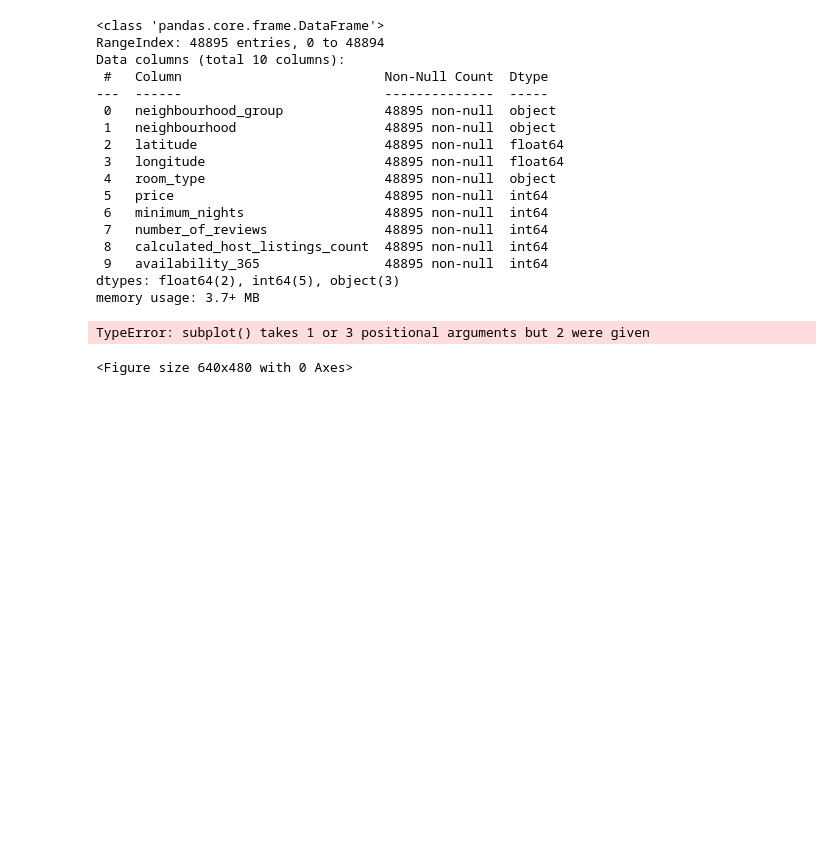
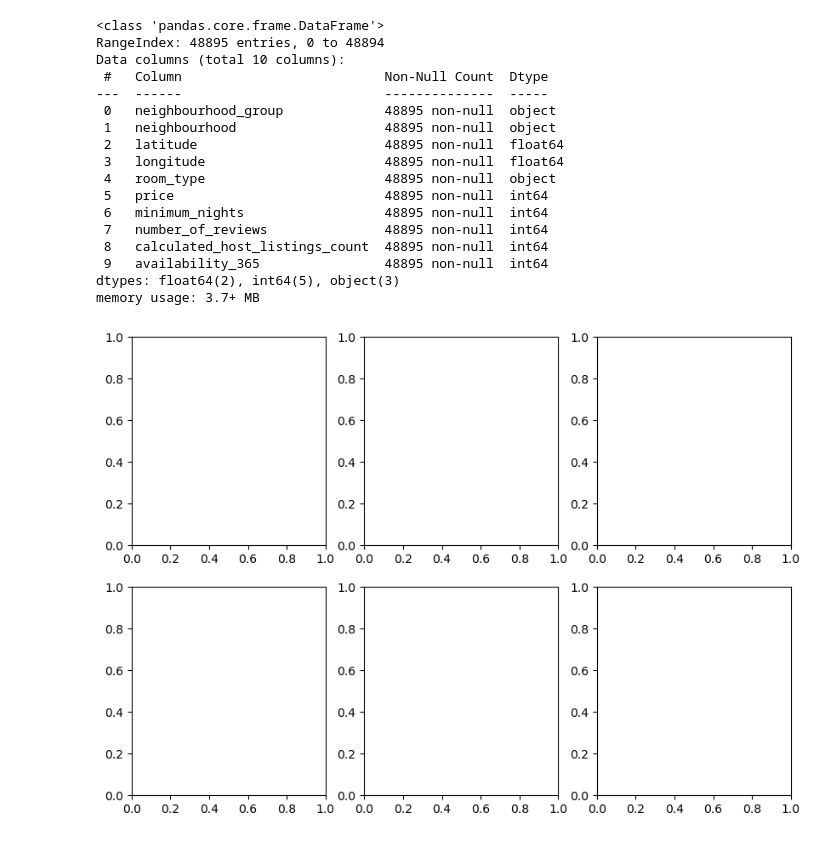
Before and after one commit to Valenfrc/EDA-machine-learning-python-template-main, a Jupyter notebook: src/explore.ipynb, the cells around one changed output. Drawn from its saved outputs; the diff is of its cells as text; code cells hidden in the pictures; blank space fills up the shorter version.

```diff
--- a/src/explore.ipynb
+++ b/src/explore.ipynb
@@ -85,11 +69,15 @@ Data columns (total 10 columns):
  9   availability_365                48895 non-null  int64
 dtypes: float64(2), int64(5), object(3)
 memory usage: 3.7+ MB
-# %%
-import matplotlib.pyplot as plt
-import seaborn as sns
-
-fig, axis =plt.subplot(2,3, figzsize=(10,7))
-# %% [output]
-TypeError: subplot() takes 1 or 3 positional arguments but 2 were given
-<Figure size 640x480 with 0 Axes>
+# %%
+import matplotlib.pyplot as plt
+import seaborn as sns
+fig, axis = plt.subplots(2, 3, figsize = (10, 7))
+
+sns.histplot(ax = axis[0, 0], data = df, x = "neighbourhood_group")
+sns.hisplot(ax=axis[0,1],data= df, x = "neighbourhood" ).set(ylabel = None)
+sns.hisplot(ax=axis[0,2],data=df,x="latitude").set(ylabel=None)
+sns.hisplot(ax=axis[1,0],data=df,x="longitude").set(ylabel=None)
+sns.hisplot(ax=axis[])
+# %% [output]
+[figure, added]
```
Also changed, not shown: parts of 1 cell of this notebook.
